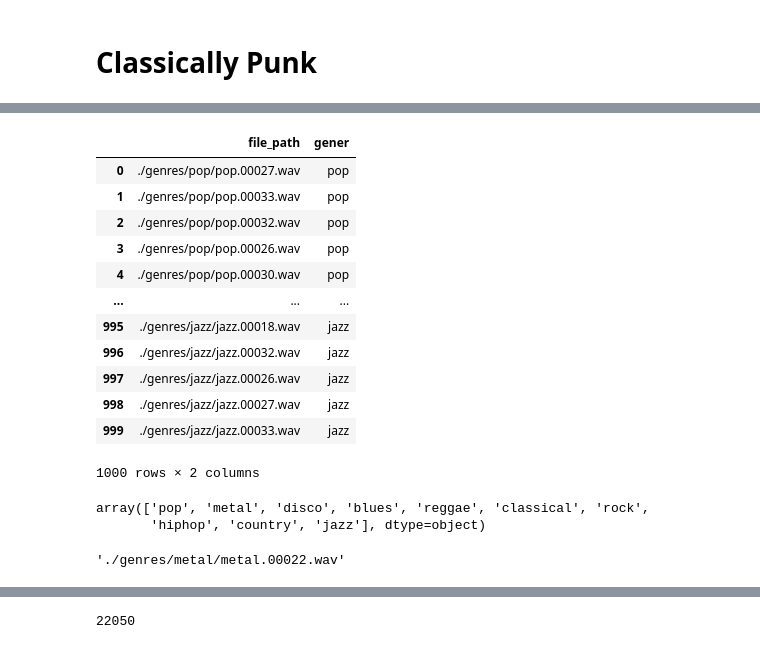
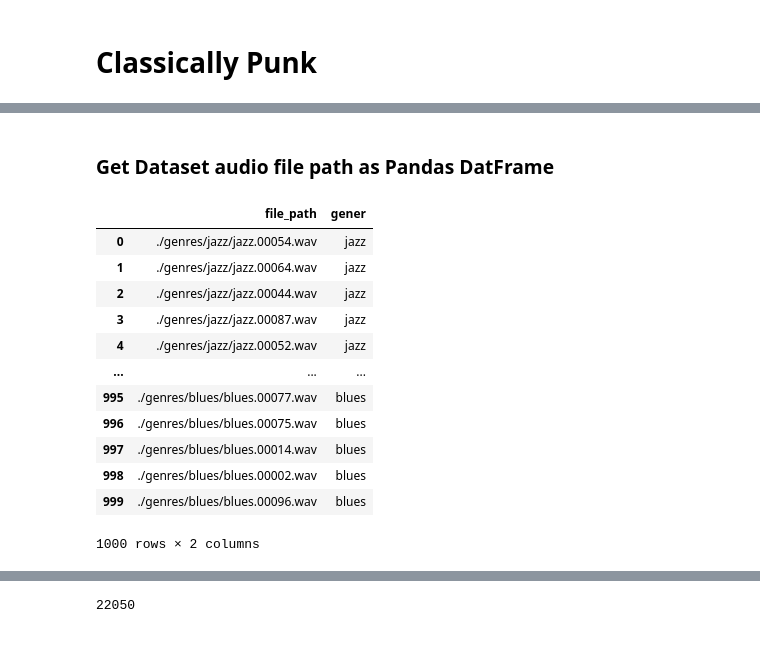
Before and after one commit to Shermukhammat/Classically_Punk, a Jupyter notebook: classically_punk.ipynb, the cells around one changed output, grey strips where cells are left out. Cells and saved outputs as stored; diff of their text form; code cells hidden in the pictures.

```diff
--- a/classically_punk.ipynb
+++ b/classically_punk.ipynb
@@ -32 +51,3 @@ file.close()
+# %% [markdown]
+### Get Dataset audio file path as Pandas DatFrame
 # %%
@@ -39,29 +62,20 @@ for gener in geners:
-# %%
-df = pd.DataFrame(data)
-df
-# %% [output]
-|  | file_path | gener |
-| 0 | ./genres/pop/pop.00027.wav | pop |
-| 1 | ./genres/pop/pop.00033.wav | pop |
-| 2 | ./genres/pop/pop.00032.wav | pop |
-| 3 | ./genres/pop/pop.00026.wav | pop |
-| 4 | ./genres/pop/pop.00030.wav | pop |
-| ... | ... | ... |
-| 995 | ./genres/jazz/jazz.00018.wav | jazz |
-| 996 | ./genres/jazz/jazz.00032.wav | jazz |
-| 997 | ./genres/jazz/jazz.00026.wav | jazz |
-| 998 | ./genres/jazz/jazz.00027.wav | jazz |
-| 999 | ./genres/jazz/jazz.00033.wav | jazz |
-1000 rows × 2 columns
-# %%
-df.gener.unique()
-# %% [output]
-array(['pop', 'metal', 'disco', 'blues', 'reggae', 'classical', 'rock',
-       'hiphop', 'country', 'jazz'], dtype=object)
-# %%
-df[df['gener'] == 'metal'].iloc[0,0]
-# %% [output]
-'./genres/metal/metal.00022.wav'
+# %%
+df = colect_audios_path("genres")
+df
+# %% [output]
+|  | file_path | gener |
+| 0 | ./genres/jazz/jazz.00054.wav | jazz |
+| 1 | ./genres/jazz/jazz.00064.wav | jazz |
+| 2 | ./genres/jazz/jazz.00044.wav | jazz |
+| 3 | ./genres/jazz/jazz.00087.wav | jazz |
+| 4 | ./genres/jazz/jazz.00052.wav | jazz |
+| ... | ... | ... |
+| 995 | ./genres/blues/blues.00077.wav | blues |
+| 996 | ./genres/blues/blues.00075.wav | blues |
+| 997 | ./genres/blues/blues.00014.wav | blues |
+| 998 | ./genres/blues/blues.00002.wav | blues |
+| 999 | ./genres/blues/blues.00096.wav | blues |
+1000 rows × 2 columns
 # %%
 metal = df[df['gener'] == 'metal'].iloc[0,0]
 waw, sample_rate = librosa.load(metal)
```
Also changed, not shown: parts of 16 cells of this notebook.
